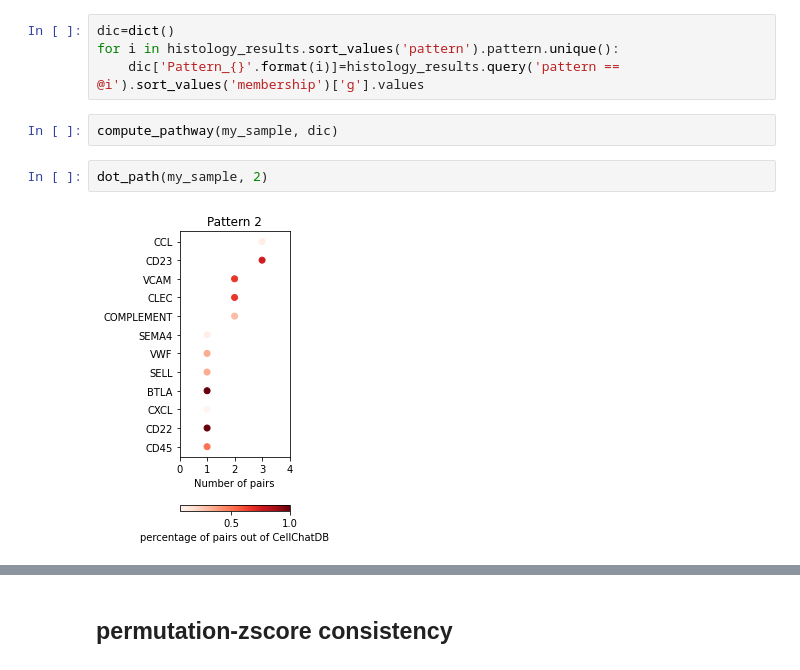
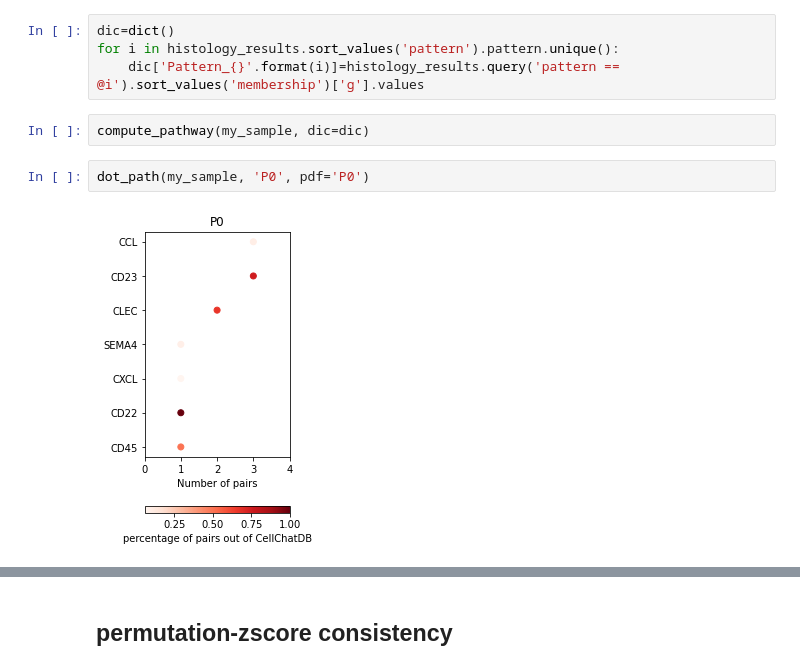
Before and after one commit to StatBiomed/SpatialDM, a Jupyter notebook: tutorial/melanoma.ipynb, the cells around one changed output, grey strips where cells are left out. Saved outputs shown, nothing was run; the diff lists cells and outputs as text.

```diff
--- a/tutorial/melanoma.ipynb
+++ b/tutorial/melanoma.ipynb
@@ -145,8 +188,8 @@ dic=dict()
 for i in histology_results.sort_values('pattern').pattern.unique():
     dic['Pattern_{}'.format(i)]=histology_results.query('pattern == @i').sort_values('membership')['g'].values
 # %%
-compute_pathway(my_sample, dic)
+compute_pathway(my_sample, dic=dic)
 # %%
-dot_path(my_sample, 2)
+dot_path(my_sample, 'P0', pdf='P0')
 # %% [output]
-[figure, old version]
+[figure, new version]
```
Also changed, not shown: parts of 31 cells of this notebook.
